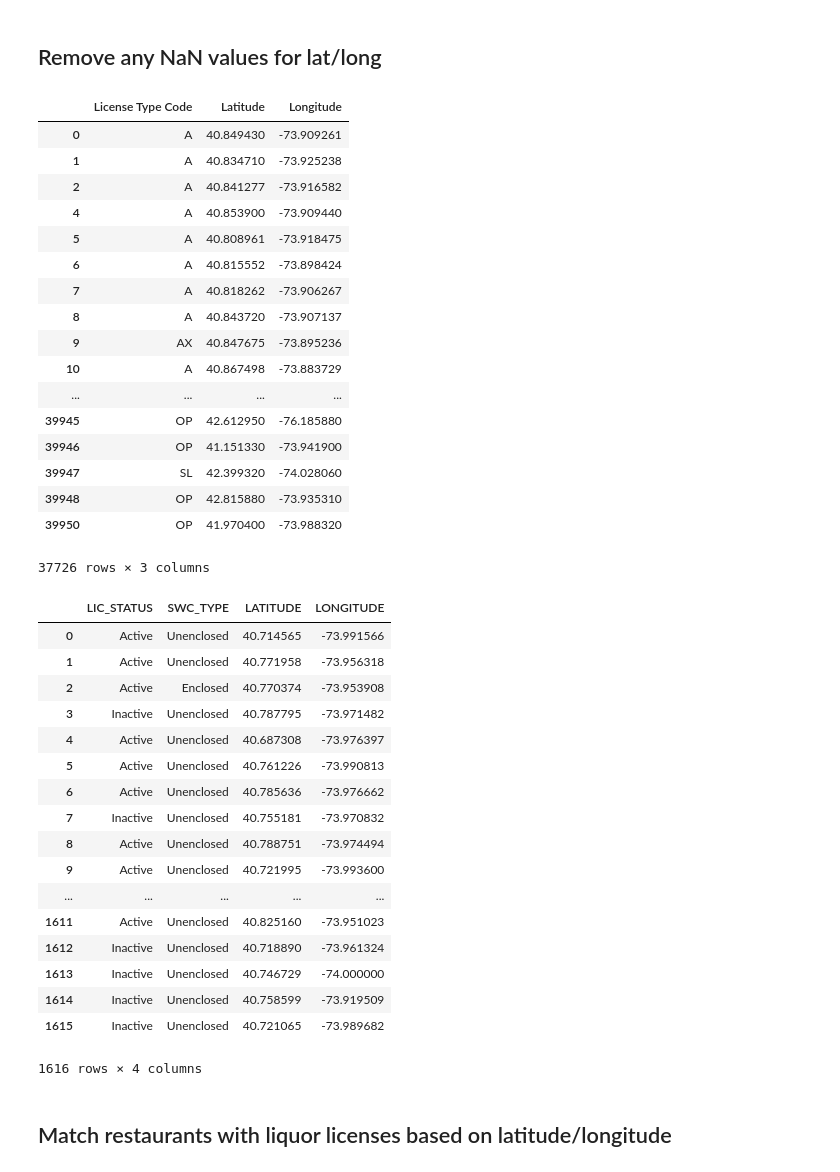
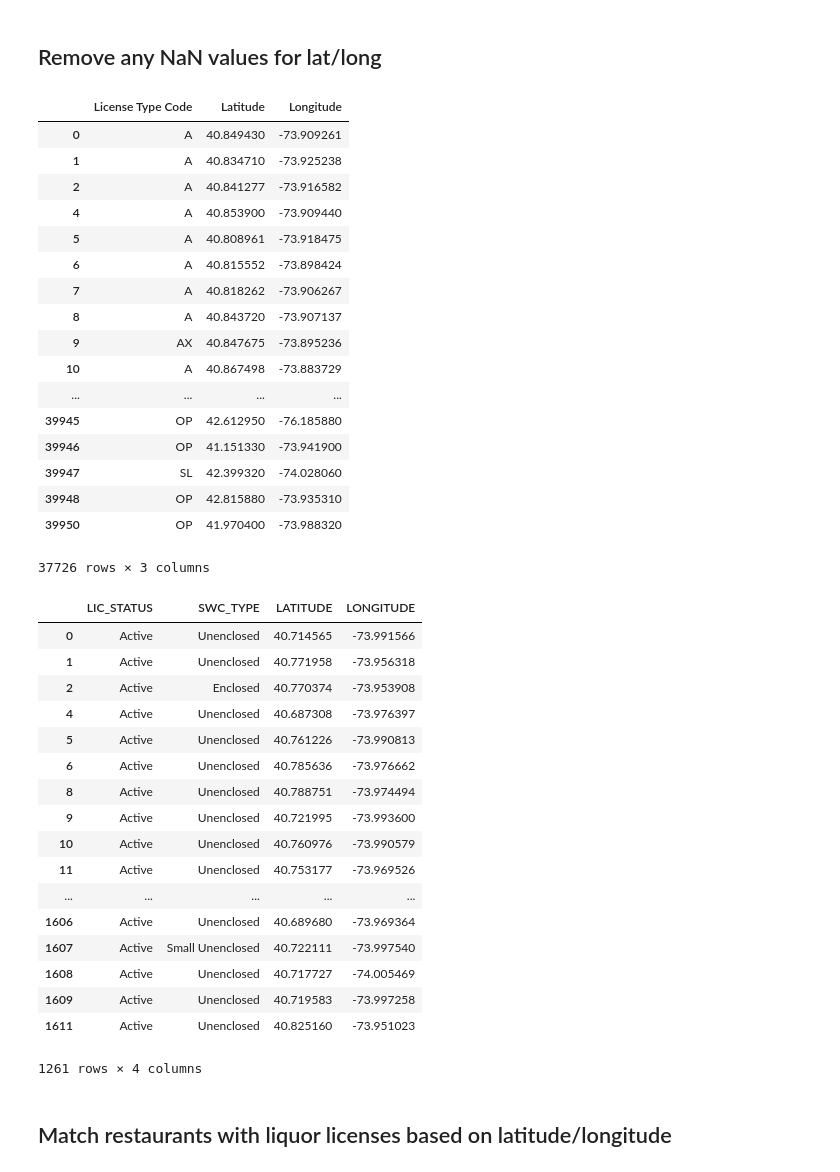
Before and after one commit to jchelmers/urban-data-project, a Jupyter notebook: Licenses/Incorporate Liquor License.ipynb, the cells around one changed output. Drawn from its saved outputs; the diff is of its cells as text; code cells hidden in the pictures.

Commit message:
Still matching restaurants to licenses

```diff
--- a/Licenses/Incorporate Liquor License.ipynb
+++ b/Licenses/Incorporate Liquor License.ipynb
@@ -84,47 +84,48 @@ display(violations_df)
 liquor = liquor[pd.notnull(liquor['Latitude'])]
 liquor = liquor[pd.notnull(liquor['Longitude'])]
 display(liquor)
 
 sidewalk = sidewalk[pd.notnull(sidewalk['LATITUDE'])]
 sidewalk = sidewalk[pd.notnull(sidewalk['LONGITUDE'])]
+sidewalk = sidewalk[sidewalk['LIC_STATUS']=='Active'] # Also disregard inactive licenses
 display(sidewalk)
 # %% [output]
 |  | License Type Code | Latitude | Longitude |
 | 0 | A | 40.849430 | -73.909261 |
 | 1 | A | 40.834710 | -73.925238 |
 | 2 | A | 40.841277 | -73.916582 |
 | 4 | A | 40.853900 | -73.909440 |
 | 5 | A | 40.808961 | -73.918475 |
 | 6 | A | 40.815552 | -73.898424 |
 | 7 | A | 40.818262 | -73.906267 |
 | 8 | A | 40.843720 | -73.907137 |
 | 9 | AX | 40.847675 | -73.895236 |
 | 10 | A | 40.867498 | -73.883729 |
 | ... | ... | ... | ... |
 | 39945 | OP | 42.612950 | -76.185880 |
 | 39946 | OP | 41.151330 | -73.941900 |
 | 39947 | SL | 42.399320 | -74.028060 |
 | 39948 | OP | 42.815880 | -73.935310 |
 | 39950 | OP | 41.970400 | -73.988320 |
 37726 rows × 3 columns
 |  | LIC_STATUS | SWC_TYPE | LATITUDE | LONGITUDE |
 | 0 | Active | Unenclosed | 40.714565 | -73.991566 |
 | 1 | Active | Unenclosed | 40.771958 | -73.956318 |
 | 2 | Active | Enclosed | 40.770374 | -73.953908 |
-| 3 | Inactive | Unenclosed | 40.787795 | -73.971482 |
 | 4 | Active | Unenclosed | 40.687308 | -73.976397 |
 | 5 | Active | Unenclosed | 40.761226 | -73.990813 |
 | 6 | Active | Unenclosed | 40.785636 | -73.976662 |
-| 7 | Inactive | Unenclosed | 40.755181 | -73.970832 |
 | 8 | Active | Unenclosed | 40.788751 | -73.974494 |
 | 9 | Active | Unenclosed | 40.721995 | -73.993600 |
+| 10 | Active | Unenclosed | 40.760976 | -73.990579 |
+| 11 | Active | Unenclosed | 40.753177 | -73.969526 |
 | ... | ... | ... | ... | ... |
+| 1606 | Active | Unenclosed | 40.689680 | -73.969364 |
+| 1607 | Active | Small Unenclosed | 40.722111 | -73.997540 |
+| 1608 | Active | Unenclosed | 40.717727 | -74.005469 |
+| 1609 | Active | Unenclosed | 40.719583 | -73.997258 |
 | 1611 | Active | Unenclosed | 40.825160 | -73.951023 |
-| 1612 | Inactive | Unenclosed | 40.718890 | -73.961324 |
-| 1613 | Inactive | Unenclosed | 40.746729 | -74.000000 |
-| 1614 | Inactive | Unenclosed | 40.758599 | -73.919509 |
-| 1615 | Inactive | Unenclosed | 40.721065 | -73.989682 |
-1616 rows × 4 columns
+1261 rows × 4 columns
 # %% [markdown]
 ## Match restaurants with liquor licenses based on latitude/longitude
 # %%
```
Also changed, not shown: parts of 6 cells of this notebook.
